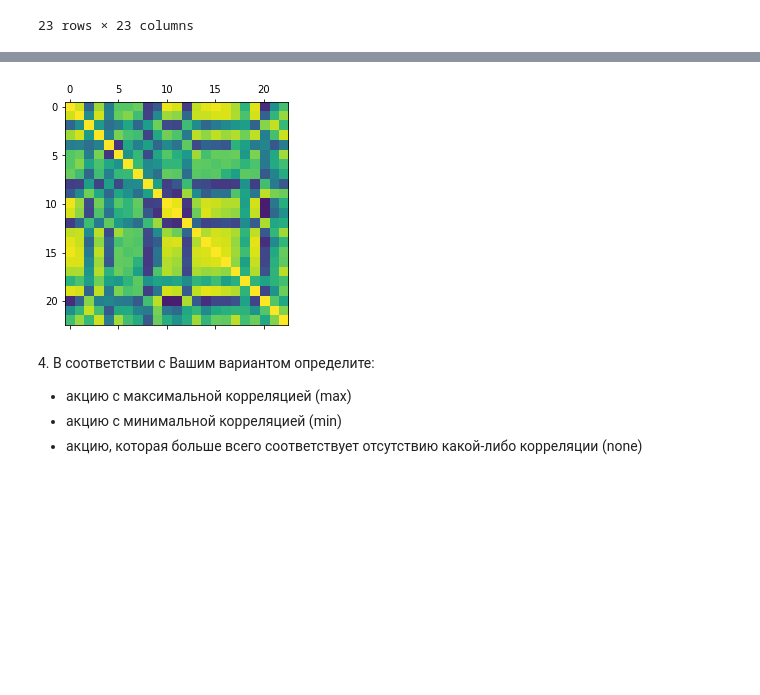
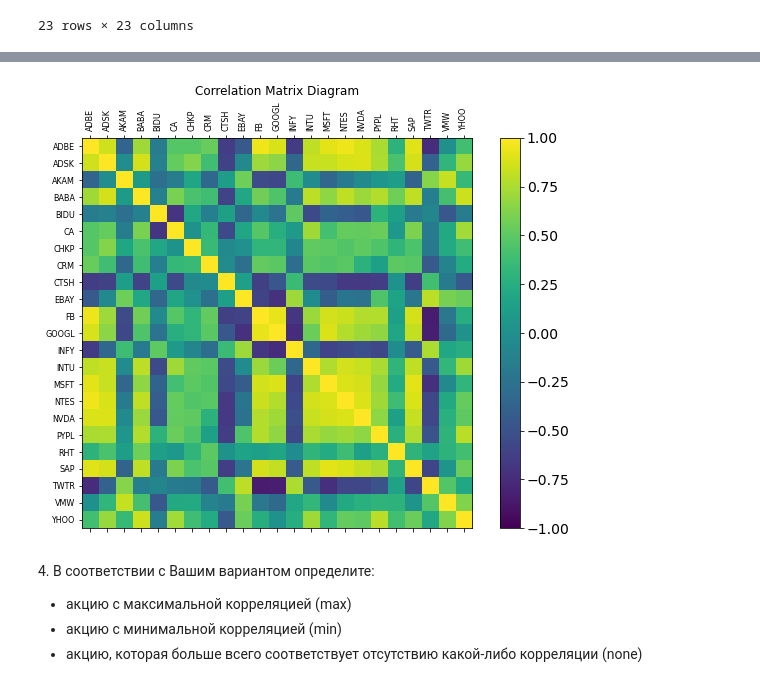
Before and after one commit to Usoshin/MLMeth, a Jupyter notebook: notebooks/A1_Descriptive_Analysis.ipynb, the cells around one changed output, grey strips where cells are left out. Saved outputs shown, nothing was run; the diff lists cells and outputs as text; code cells hidden in the pictures; blank space fills up the shorter version.

```diff
--- a/notebooks/A1_Descriptive_Analysis.ipynb
+++ b/notebooks/A1_Descriptive_Analysis.ipynb
@@ -348,12 +348,18 @@ Matr.corr()
 # %% [markdown]
 <p>3. Отобразите корреляционную матрицу в виде диаграммы. Примерный вид графика приведен ниже</p>
 <img src="img/fig_corr_matrix.png" width="400px">
-# %%
-# Ваш код
-plt.matshow(Matr.corr(), vmin=-1, vmax=1)
-plt.show()
-# %% [output]
-[figure, removed]
+# %%
+# Ваш код
+f = plt.figure(figsize=(10, 7))
+plt.matshow(Matr.corr(), fignum=f.number, vmin=-1, vmax=1)
+plt.xticks(range(Matr.shape[1]), Matr.columns, fontsize=8, rotation=90)
+plt.yticks(range(Matr.shape[1]), Matr.columns, fontsize=8)
+cb = plt.colorbar()
+cb.ax.tick_params(labelsize=14)
+plt.title('Correlation Matrix Diagram')
+plt.show()
+# %% [output]
+[figure, added]
 # %% [markdown]
 <div>
 <p>4. В соответствии с Вашим вариантом определите:</p>
```
Also changed, not shown: parts of 3 cells of this notebook.
